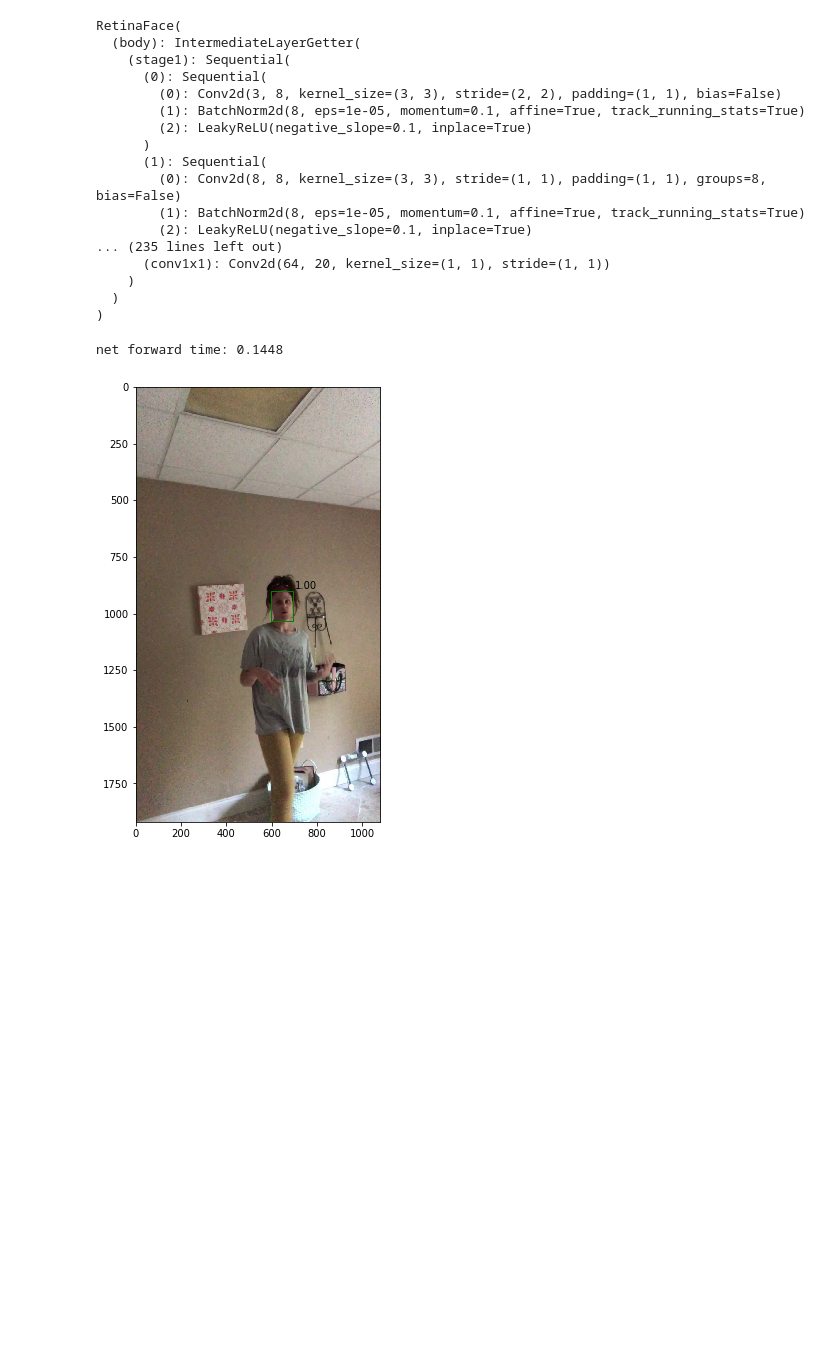
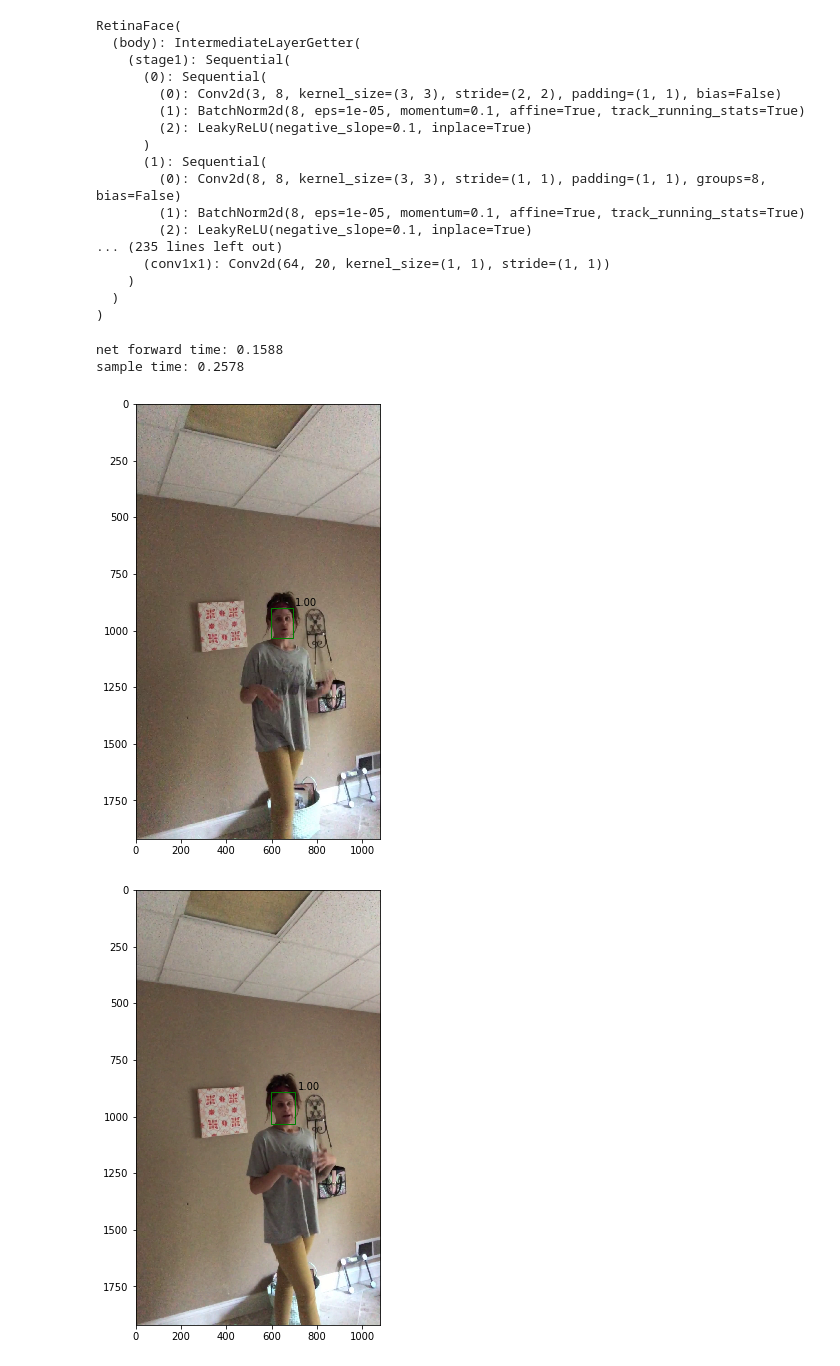
Before and after one commit to dmitry-vorobiev/kaggle-deepfake-detection-challenge, a Jupyter notebook: notebooks/sampe.ipynb, the cells around one changed output. Saved outputs shown, nothing was run; the diff lists cells and outputs as text; code cells hidden in the pictures; blank space fills up the shorter version.

Commit message:
detect faces with RetinaFace

```diff
--- a/notebooks/sampe.ipynb
+++ b/notebooks/sampe.ipynb
@@ -33,12 +33,11 @@ def imshow(img, boxes=None, figsize=(15,8)):
                 bbox[2] - bbox[0],
                 bbox[3] - bbox[1], fill=False,
                 edgecolor='g', linewidth=1)
-            text = plt.text(
-                x=bbox[2]+10,
-                y=bbox[1]-10,
-                text=str(bbox[4]))
+            if len(bbox) > 4:
+                text = plt.text(
+                    bbox[2]+10, bbox[1]-10,
+                    '%.02f' % bbox[4])
             plt.gca().add_patch(rect)
-            plt.gca().add_patch(text)
     plt.imshow(img)
 
 
@@ -196,20 +247,28 @@ device = torch.device("cpu" if use_cpu else "cuda")
 net = net.to(device)
 # %%
 resize = 1
-image_path = "./curve/test.jpg"
-img_raw = sample[0] # cv2.imread(image_path, cv2.IMREAD_COLOR)
-img = np.float32(img_raw)
+imgs_raw = sample
+imgs = np.float32(imgs_raw)
 
-im_height, im_width, _ = img.shape
-scale = torch.Tensor([img.shape[1], img.shape[0], img.shape[1], img.shape[0]])
-img -= (104, 117, 123)
-img = img.transpose(2, 0, 1)
-img = torch.from_numpy(img).unsqueeze(0)
-img = img.to(device)
+num_frames, h, w, _ = imgs.shape
+scale = torch.Tensor([w, h, w, h])
+imgs -= (104, 117, 123)
+imgs = imgs.transpose(0, 3, 1, 2)
+imgs = torch.from_numpy(imgs)
+imgs = imgs.to(device)
 scale = scale.to(device)
 
 tic = time.time()
-loc, conf, landms = net(img)  # forward pass
+loc, conf, landms = net(imgs)  # forward pass
 print('net forward time: {:.4f}'.format(time.time() - tic))
+
+priorbox = PriorBox(cfg, image_size=(h, w))
+priors = priorbox.forward()
+priors = priors.to(device)
+prior_data = priors.data
+
+dets = postproc_detections(loc, conf, prior_data)
+print('sample time: {:.4f}'.format(time.time() - tic))
 # %% [output]
-net forward time: 0.1448
+net forward time: 0.1588
+sample time: 0.2578
@@ -243,20 +275,6 @@ dets = dets[:keep_top_k, :]
-# %%
-def imshow(img, boxes=None, figsize=(15,8)):
-    plt.figure(figsize=figsize)
-    if boxes is not None:
-        for bbox in boxes:
-            rect = plt.Rectangle(
-                (bbox[0], bbox[1]),
-                bbox[2] - bbox[0],
-                bbox[3] - bbox[1], fill=False,
-                edgecolor='g', linewidth=1)
-            if len(bbox) > 4:
-                text = plt.text(
-                    bbox[2]+10, bbox[1]-10,
-                    '%.02f' % bbox[4])
-            plt.gca().add_patch(rect)
-    plt.imshow(img)
-# %%
-imshow(img_raw, boxes=dets)
-# %% [output]
-[figure, removed]
+# %%
+for i in range(num_frames):
+    imshow(sample[i], boxes=dets[i])
+# %% [output]
+[figure, added]
+[figure, added]
```
Also changed, not shown: parts of 3 cells of this notebook.
